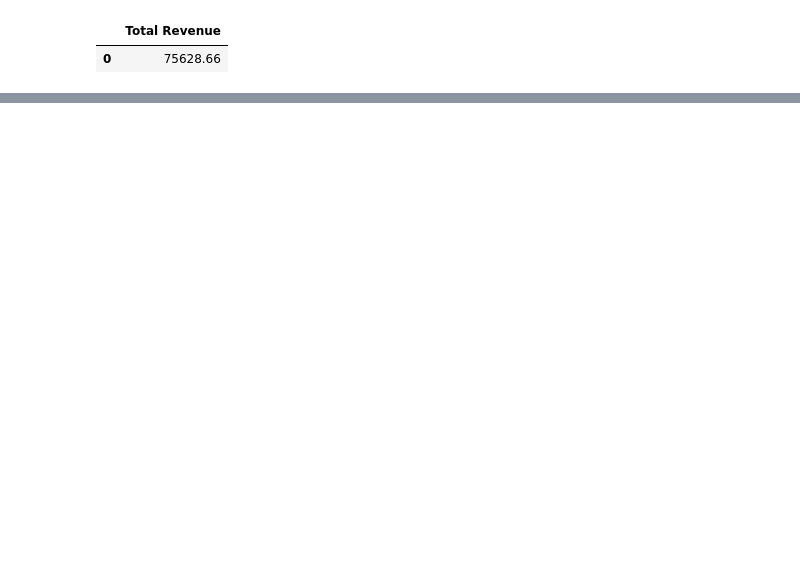
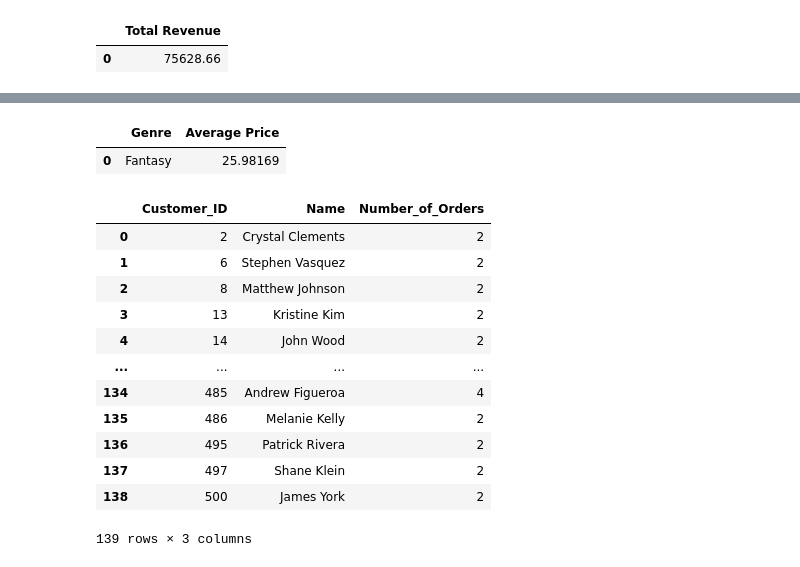
Before and after one commit to jsharma1503/SQL-Project, a Jupyter notebook: Book Store Analysis.ipynb, the cells around one changed output, grey strips where cells are left out. Cells and saved outputs as stored; diff of their text form; code cells hidden in the pictures; blank space fills up the shorter version.

```diff
--- a/Book Store Analysis.ipynb
+++ b/Book Store Analysis.ipynb
@@ -311,0 +334,48 @@ df11
+# %%
+# T2 :- Find the average price of books in the "Fantasy" genre
+query = """
+    SELECT Genre,AVG(Price) AS 'Average Price' FROM Books WHERE Genre = "Fantasy"
+"""
+
+df= pd.read_sql_query(query, conn)
+df
+# %% [output]
+|  | Genre | Average Price |
+| 0 | Fantasy | 25.98169 |
+# %%
+# T3 :- List customers who have placed at least 2 orders
+query = """
+    WITH count_table AS(SELECT Customer_ID ,COUNT(Customer_ID) AS 'Number_of_Orders' FROM Orders GROUP BY Customer_ID)
+
+    SELECT T.Customer_ID, C.Name, T.Number_of_Orders FROM Customers C
+    RIGHT JOIN
+    (SELECT Customer_ID, Number_of_Orders FROM count_table
+    WHERE Number_of_Orders >= 2) T
+    ON C.Customer_ID = T.Customer_ID
+"""
+
+
+"""
+SELECT o.customer_id, c.name, COUNT(o.Order_id) AS ORDER_COUNT
+FROM orders o
+JOIN customers c ON o.customer_id=c.customer_id
+GROUP BY o.customer_id, c.name
+HAVING COUNT(Order_id) >=2;
+"""
+
+df = pd.read_sql_query(query, conn)
+df
+# %% [output]
+|  | Customer_ID | Name | Number_of_Orders |
+| 0 | 2 | Crystal Clements | 2 |
+| 1 | 6 | Stephen Vasquez | 2 |
+| 2 | 8 | Matthew Johnson | 2 |
+| 3 | 13 | Kristine Kim | 2 |
+| 4 | 14 | John Wood | 2 |
+| ... | ... | ... | ... |
+| 134 | 485 | Andrew Figueroa | 4 |
+| 135 | 486 | Melanie Kelly | 2 |
+| 136 | 495 | Patrick Rivera | 2 |
+| 137 | 497 | Shane Klein | 2 |
+| 138 | 500 | James York | 2 |
+139 rows × 3 columns
```
Also changed, not shown: parts of 9 cells of this notebook.
